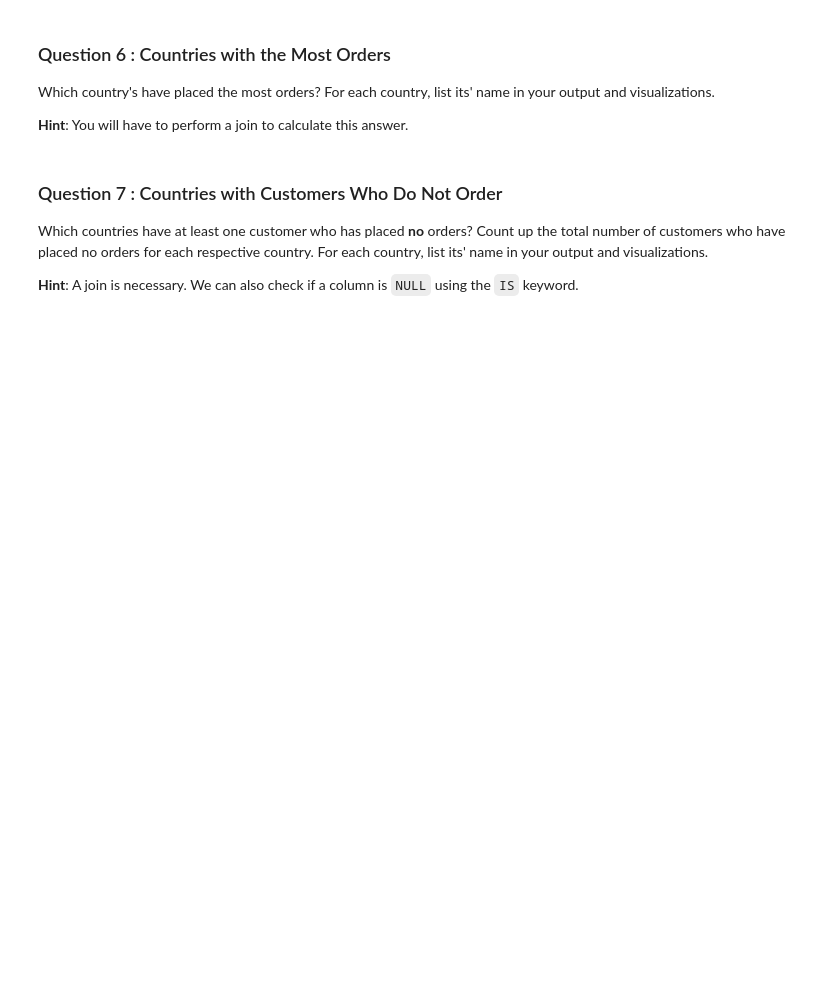
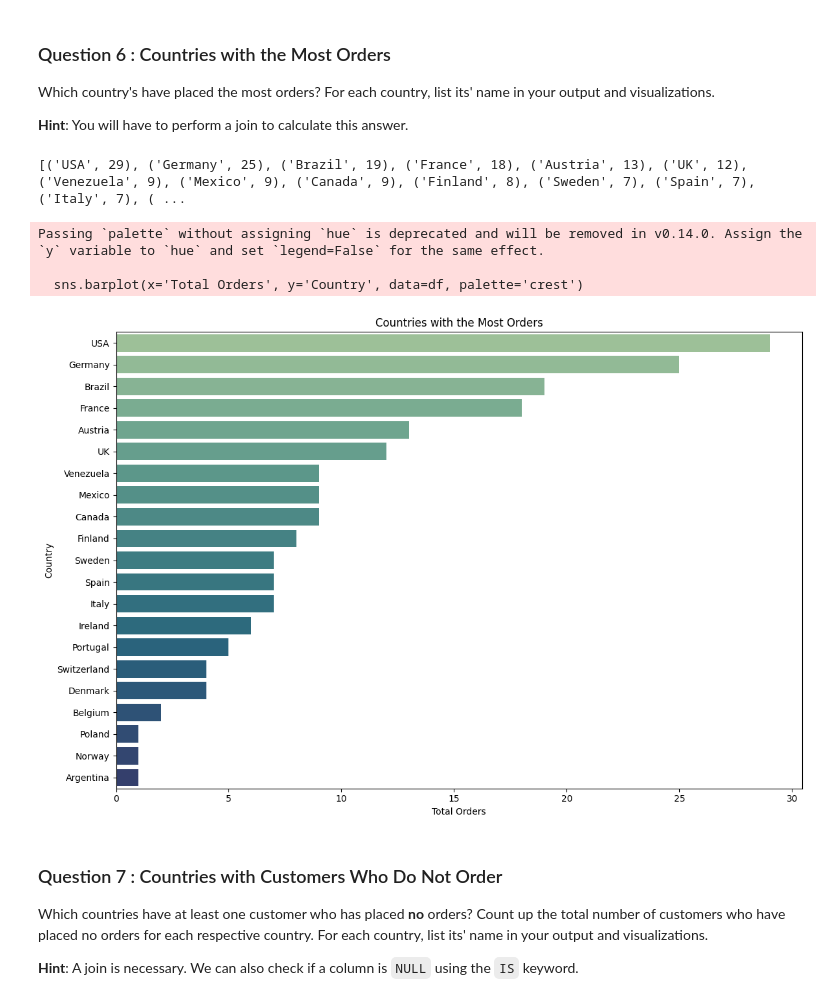
Before and after one commit to Techman2256/Part1_Adhoc_lab, a Jupyter notebook: adhoc_report.ipynb, the cells around one changed output. Drawn from its saved outputs; the diff is of its cells as text; code cells hidden in the pictures; blank space fills up the shorter version.

```diff
--- a/adhoc_report.ipynb
+++ b/adhoc_report.ipynb
@@ -201,16 +233,37 @@ Which country's have placed the most orders? For each country, list its' name in
 **Hint**: You will have to perform a join to calculate this answer.
 # %%
 # TODO: Write a SQL query which will answer the question above.
-...
+cursor.execute("""
+    SELECT c.Country,
+           COUNT(o.OrderID) AS total_orders
+    FROM Orders o
+    JOIN Customers c ON o.CustomerID = c.CustomerID
+    GROUP BY c.Country
+    ORDER BY total_orders DESC;
+""")
 
 # TODO: Fetch your list of tuples and print it out
-...
+rows = cursor.fetchall()
+print(rows)
+# %% [output]
+[('USA', 29), ('Germany', 25), ('Brazil', 19), ('France', 18), ('Austria', 13), ('UK', 12), ('Venezuela', 9), ('Mexico', 9), ('Canada', 9), ('Finland', 8), ('Sweden', 7), ('Spain', 7), ('Italy', 7), ( ...
 # %%
 # TODO: Convert your list of tuples to a dataframe
-...
+df = pd.DataFrame(rows, columns=['Country', 'Total Orders'])
 
 # TODO: Generate a visualization on this dataframe
-...
+plt.figure(figsize=(12, 8))
+sns.barplot(x='Total Orders', y='Country', data=df, palette='crest')
+plt.title('Countries with the Most Orders')
+plt.xlabel('Total Orders')
+plt.ylabel('Country')
+plt.tight_layout()
+plt.show()
+# %% [output]
+Passing `palette` without assigning `hue` is deprecated and will be removed in v0.14.0. Assign the `y` variable to `hue` and set `legend=False` for the same effect.
+
+  sns.barplot(x='Total Orders', y='Country', data=df, palette='crest')
+[figure, added]
 # %% [markdown]
 ### Question 7 : Countries with Customers Who Do Not Order
 
```
Also changed, not shown: parts of 9 cells of this notebook.
